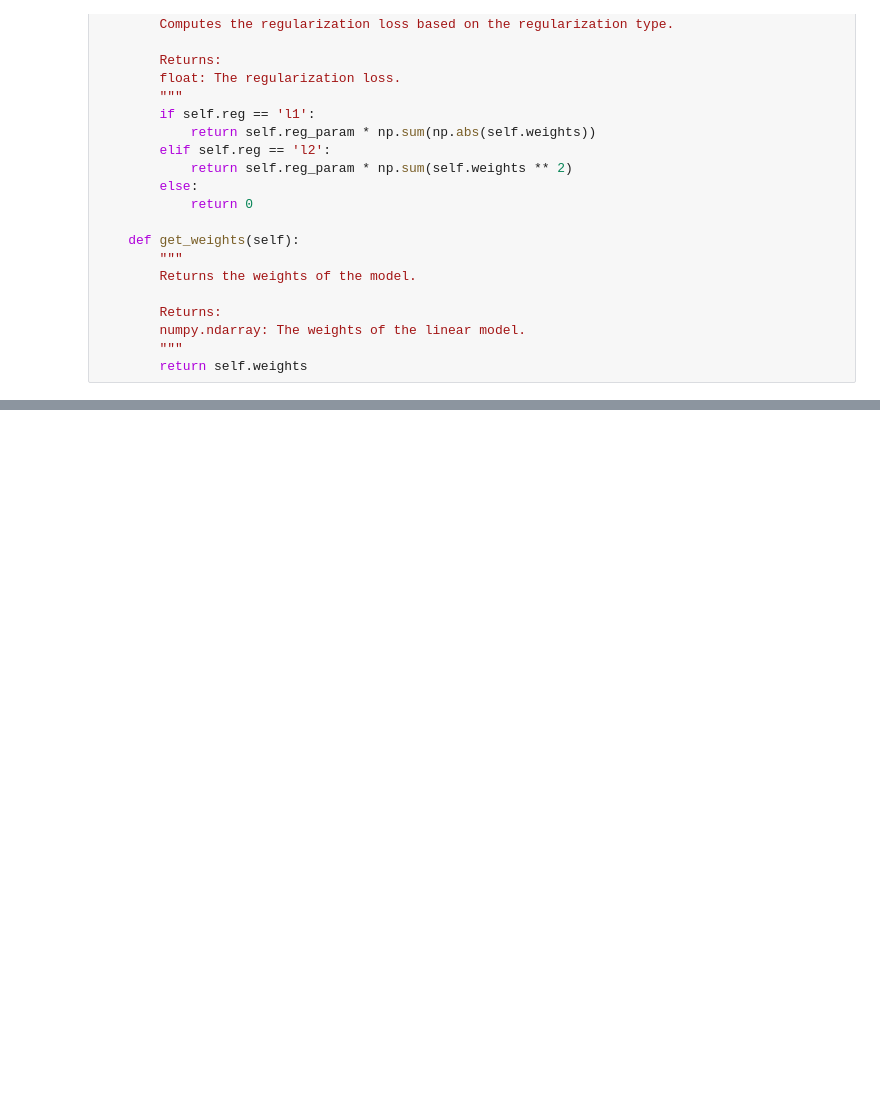
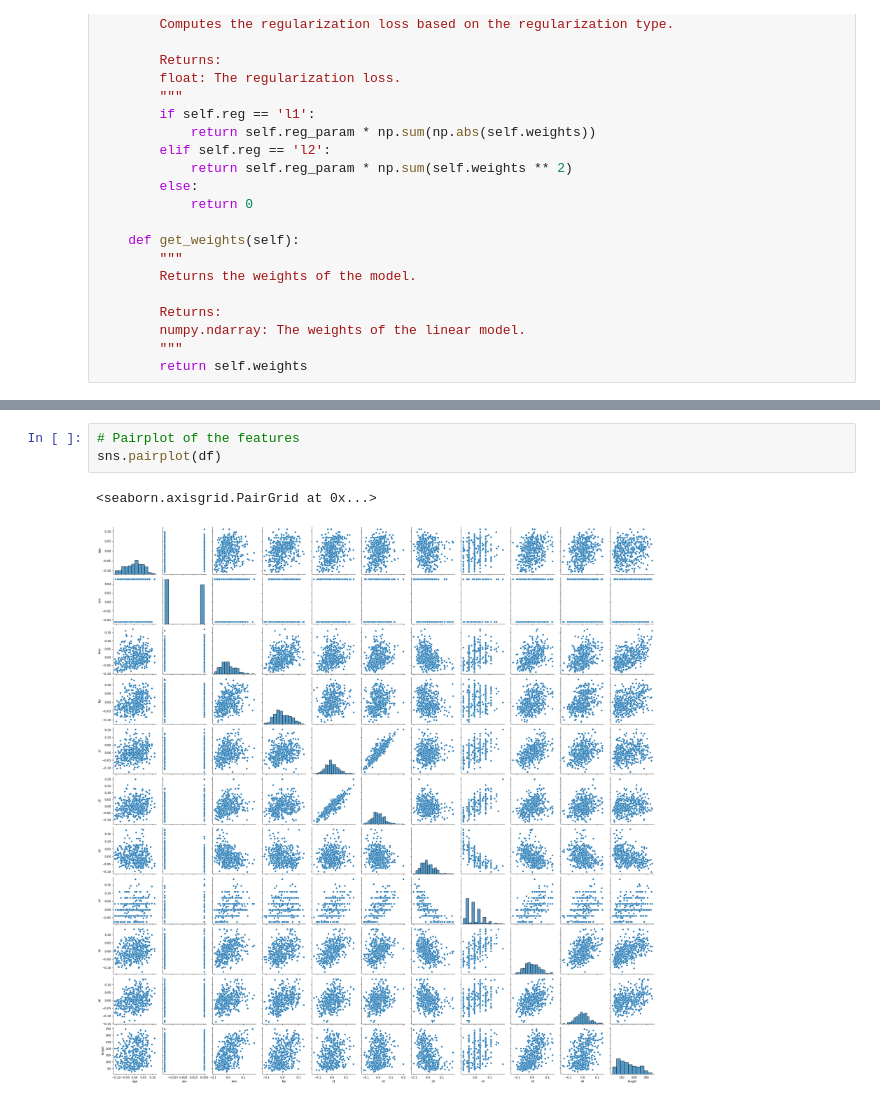
Before and after one commit to ChristianLin0420/AI-Fundamental-Projects, a Jupyter notebook: Stochastic Gradient Descent.ipynb, the cells around one changed output, grey strips where cells are left out. Drawn from its saved outputs; the diff is of its cells as text; blank space fills up the shorter version.

```diff
--- a/Stochastic Gradient Descent.ipynb
+++ b/Stochastic Gradient Descent.ipynb
@@ -124,0 +143,6 @@ class SGDRegressor:
+# %%
+# Pairplot of the features
+sns.pairplot(df)
+# %% [output]
+<seaborn.axisgrid.PairGrid at 0x...>
+[figure, added]
```
Also changed, not shown: parts of 7 cells of this notebook.
